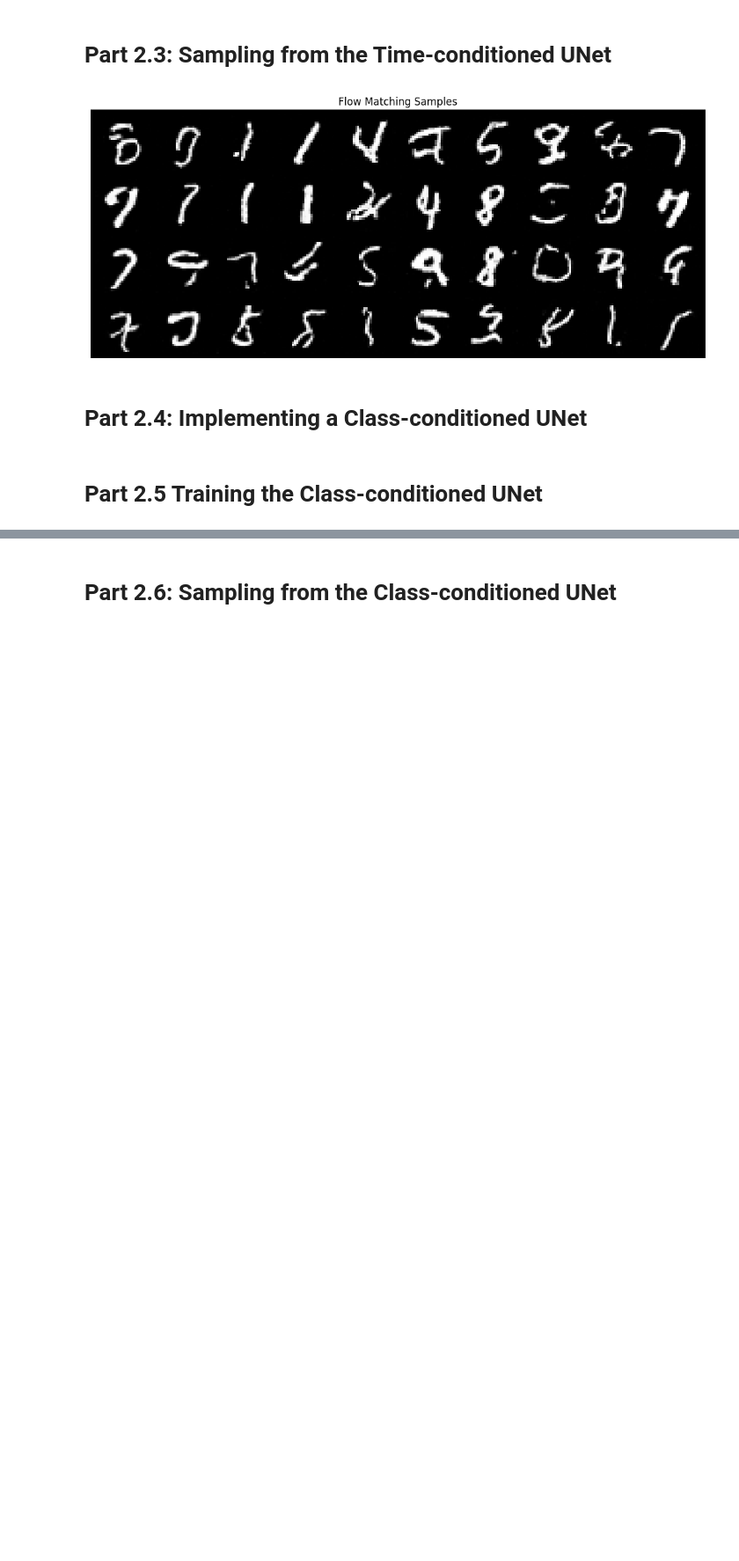
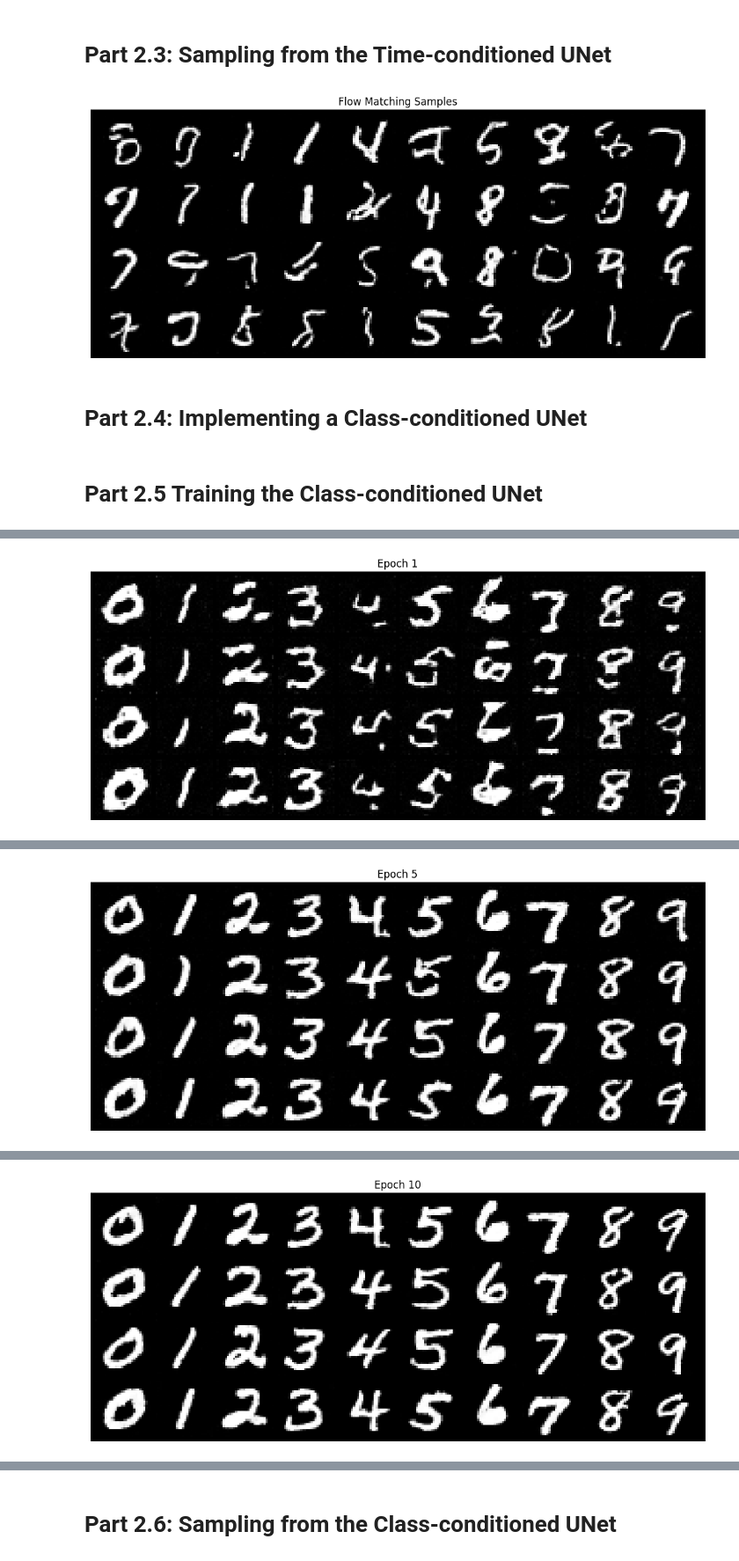
Before and after one commit to OKirk-Berkeley/cs180-proj3b, a Jupyter notebook: partb.ipynb, the cells around one changed output, grey strips where cells are left out. Shown at 88% size. Saved outputs shown, nothing was run; the diff lists cells and outputs as text; code cells hidden in the pictures; blank space fills up the shorter version.

```diff
--- a/partb.ipynb
+++ b/partb.ipynb
@@ -878,10 +878,11 @@ def class_fm_sample(
     N = 40
     H, W = img_wh
     x = torch.randn(N, 1, H, W, device=device)
+    c = F.one_hot(c, num_classes=10).float()
     step = 1.0 / num_ts
     for i in range(num_ts):
         t = torch.full((N,), i / num_ts, device=device)
-        velocity_uncond = unet(x, torch.zeros_like(c), t)
+        velocity_uncond = unet(x, torch.zeros_like(c).float(), t)
         velocity_cond = unet(x, c, t)
         velocity = velocity_uncond + guidance_scale * (velocity_cond - velocity_uncond)
         x = x + step * velocity
@@ -950,6 +951,7 @@ for epoch in range(num_epochs):
     epoch_loss = 0.0
     for images, labels in tqdm(train_loader):
         images = images.to(device)
+        labels = labels.to(device)
         optimizer.zero_grad()
         loss = model(images, labels)
         loss.backward()
@@ -967,5 +969,6 @@ for epoch in range(num_epochs):
       c = torch.arange(10, device=device).repeat(4)
       generated_images = model.sample(c, (28, 28), guidance_scale=5.0)
       show_grid(generated_images, title=f"Epoch {epoch+1}", filename=f"conditional_flow_matching_scheduler_samples_epoch{epoch+1}.png", nrow=10)
-loss_plot(train_losses, '2.5 Training (Scheduler)')
+loss_plot(train_losses, '2.5 Training (scheduler)')
 # ===== end of code ====
+# %% [output]
@@ -971,0 +977 @@ loss_plot(train_losses, '2.5 Training (Scheduler)')
+[figure, added]
@@ -971,0 +983 @@ loss_plot(train_losses, '2.5 Training (Scheduler)')
+[figure, added]
@@ -971,0 +990 @@ loss_plot(train_losses, '2.5 Training (Scheduler)')
+[figure, added]
```
Also changed, not shown: parts of 4 cells of this notebook.
